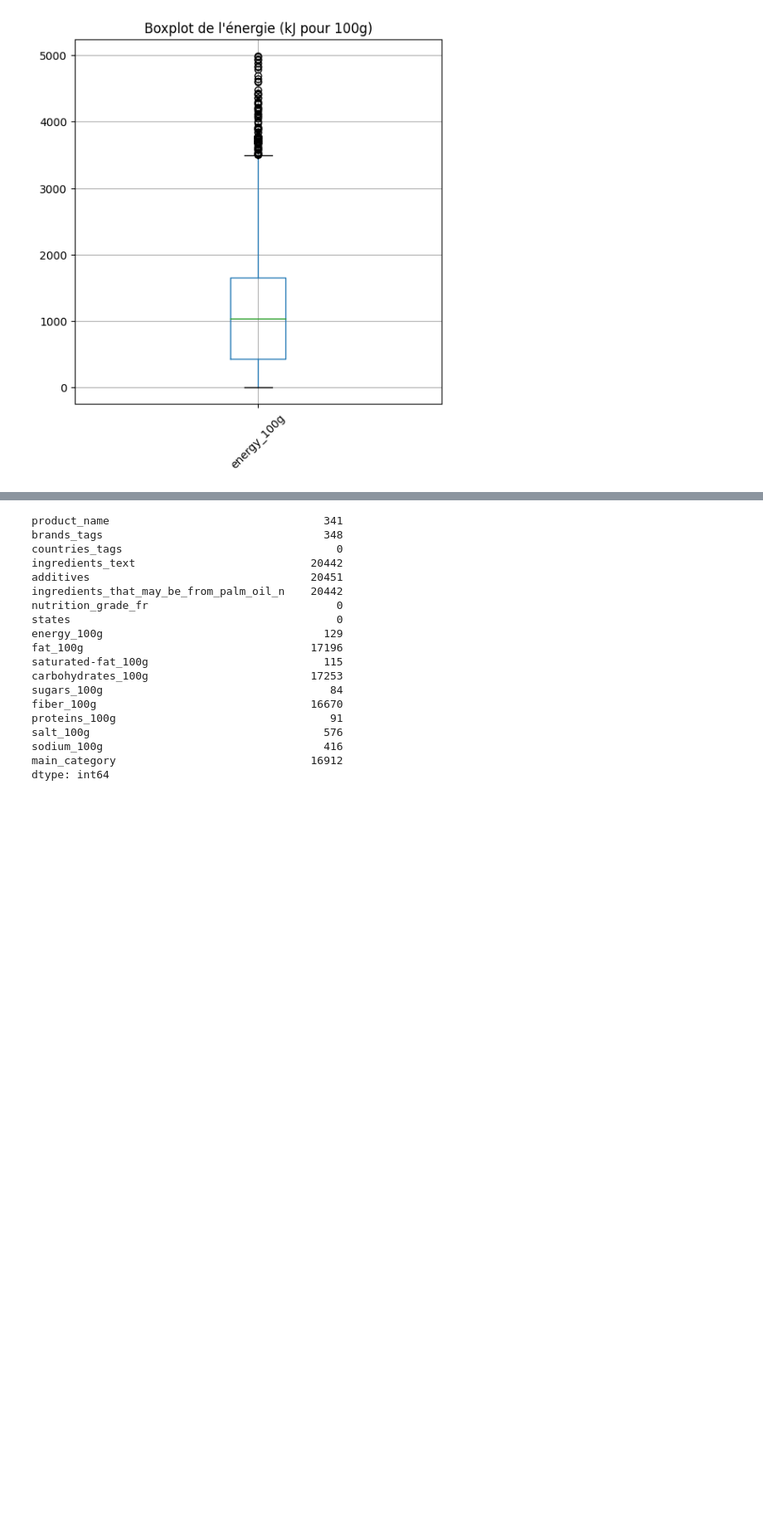
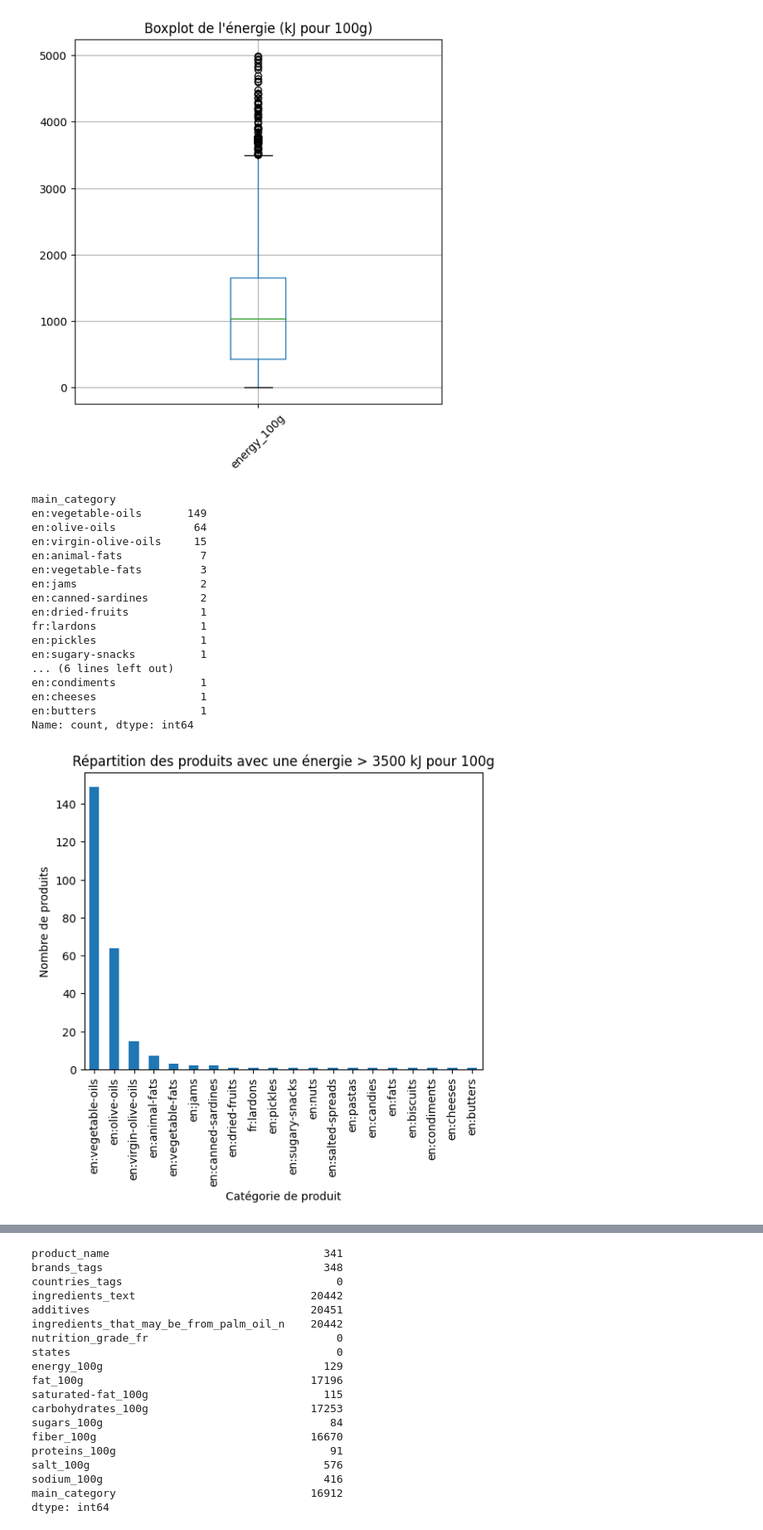
Before and after one commit to Bigzz22/Projets_OC, a Jupyter notebook: Projet 2/projet2.ipynb, the cells around one changed output, grey strips where cells are left out. Shown at 83% size. Drawn from its saved outputs; the diff is of its cells as text; code cells hidden in the pictures; blank space fills up the shorter version.

```diff
--- a/Projet 2/projet2.ipynb
+++ b/Projet 2/projet2.ipynb
@@ -332,6 +280,37 @@ plt.show()
 [figure]
 [figure]
 [figure]
+# %%
+energy_threshold = 3500
+
+high_energy_products = X[X['energy_100g'] > energy_threshold]
+
+print(high_energy_products['main_category'].value_counts())
+
+high_energy_products['main_category'].value_counts().plot(kind='bar')
+plt.xlabel("Catégorie de produit")
+plt.ylabel("Nombre de produits")
+plt.title("Répartition des produits avec une énergie > 3500 kJ pour 100g")
+plt.show()
+# %% [output]
+main_category
+en:vegetable-oils       149
+en:olive-oils            64
+en:virgin-olive-oils     15
+en:animal-fats            7
+en:vegetable-fats         3
+en:jams                   2
+en:canned-sardines        2
+en:dried-fruits           1
+fr:lardons                1
+en:pickles                1
+en:sugary-snacks          1
+... (6 lines left out)
+en:condiments             1
+en:cheeses                1
+en:butters                1
+Name: count, dtype: int64
+[figure, added]
 # %%
 plt.figure(figsize=(10, 6))
 X[['salt_100g']].boxplot()
```
Also changed, not shown: parts of 32 cells of this notebook.
